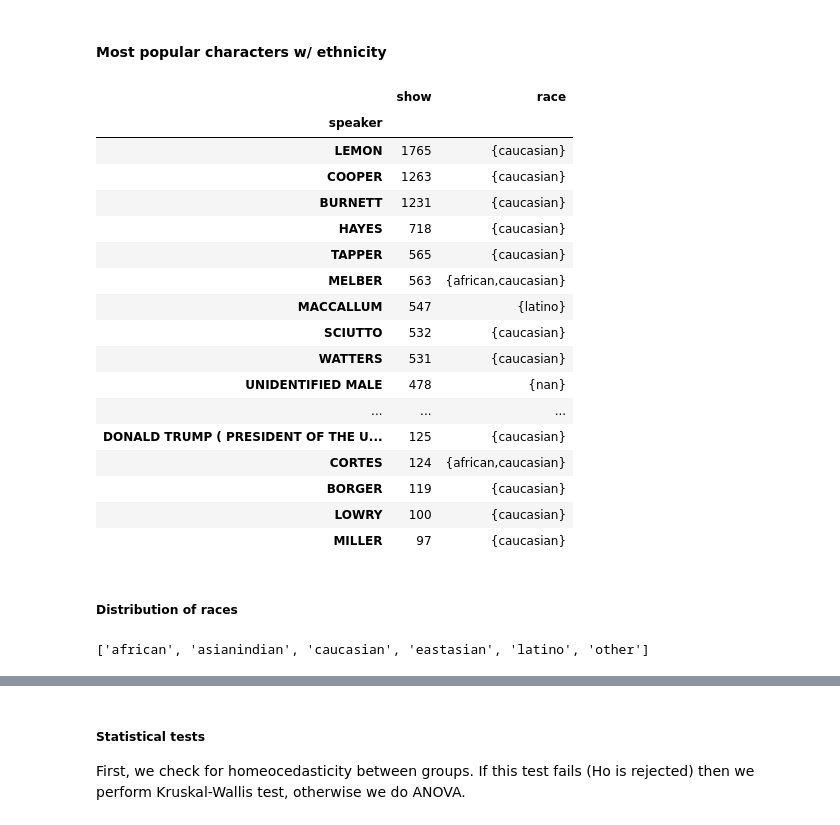
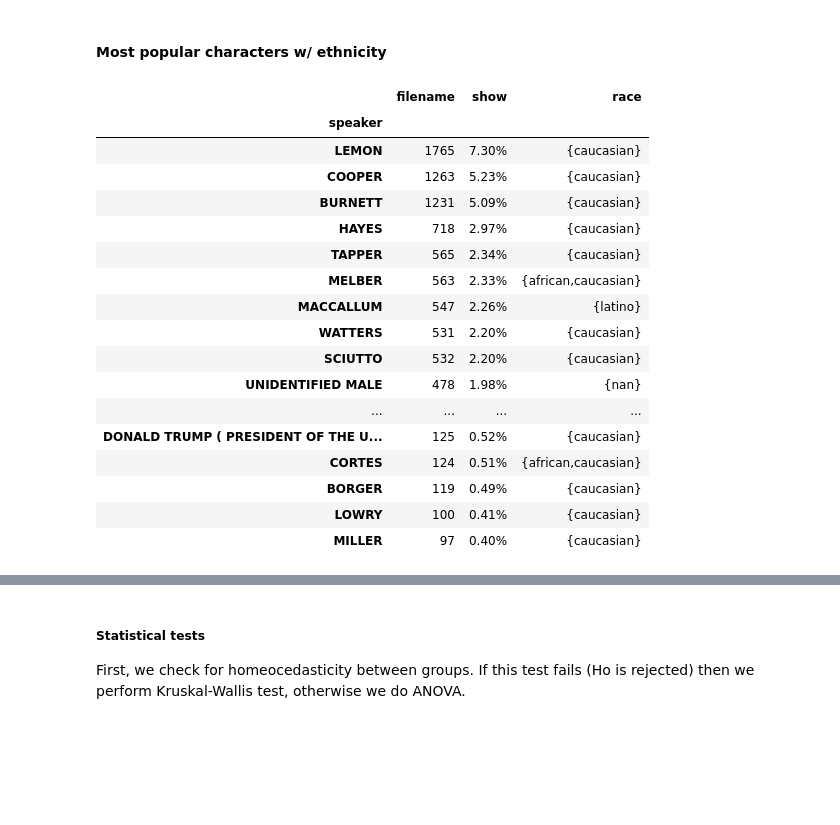
Before and after one commit to vrmpx/TV-news-Transcript-Extractor, a Jupyter notebook: analysis/LIWCAnalysis.ipynb, the cells around one changed output, grey strips where cells are left out. Saved outputs shown, nothing was run; the diff lists cells and outputs as text; code cells hidden in the pictures; blank space fills up the shorter version.

```diff
--- a/analysis/LIWCAnalysis.ipynb
+++ b/analysis/LIWCAnalysis.ipynb
@@ -228,30 +323,24 @@ len(data['speaker'].unique())
 # %% [markdown]
 #### Most popular characters w/ ethnicity
 # %%
-data.groupby('speaker').agg({'show':len, 'race':lambda x: set(x)}).sort_values(by = 'show', ascending = False).head(30)
+d = data.groupby('speaker').agg({'filename':len, 'show':lambda x: "{:.2f}%".format(100 * len(x) / len(data)), 'race':lambda x: set(x)}).sort_values(by = 'show', ascending = False).head(30)
+d
 # %% [output]
-|  | show | race |
-| speaker |  |  |
-| LEMON | 1765 | {caucasian} |
-| COOPER | 1263 | {caucasian} |
-| BURNETT | 1231 | {caucasian} |
-| HAYES | 718 | {caucasian} |
-| TAPPER | 565 | {caucasian} |
-| MELBER | 563 | {african,caucasian} |
-| MACCALLUM | 547 | {latino} |
-| SCIUTTO | 532 | {caucasian} |
-| WATTERS | 531 | {caucasian} |
-| UNIDENTIFIED MALE | 478 | {nan} |
-| ... | ... | ... |
-| DONALD TRUMP ( PRESIDENT OF THE U... | 125 | {caucasian} |
-| CORTES | 124 | {african,caucasian} |
-| BORGER | 119 | {caucasian} |
-| LOWRY | 100 | {caucasian} |
-| MILLER | 97 | {caucasian} |
+|  | filename | show | race |
+| speaker |  |  |  |
+| LEMON | 1765 | 7.30% | {caucasian} |
+| COOPER | 1263 | 5.23% | {caucasian} |
+| BURNETT | 1231 | 5.09% | {caucasian} |
+| HAYES | 718 | 2.97% | {caucasian} |
+| TAPPER | 565 | 2.34% | {caucasian} |
+| MELBER | 563 | 2.33% | {african,caucasian} |
+| MACCALLUM | 547 | 2.26% | {latino} |
+| WATTERS | 531 | 2.20% | {caucasian} |
+| SCIUTTO | 532 | 2.20% | {caucasian} |
+| UNIDENTIFIED MALE | 478 | 1.98% | {nan} |
+| ... | ... | ... | ... |
+| DONALD TRUMP ( PRESIDENT OF THE U... | 125 | 0.52% | {caucasian} |
+| CORTES | 124 | 0.51% | {african,caucasian} |
+| BORGER | 119 | 0.49% | {caucasian} |
+| LOWRY | 100 | 0.41% | {caucasian} |
+| MILLER | 97 | 0.40% | {caucasian} |
-# %% [markdown]
-##### Distribution of races
-# %%
-races = sorted(['caucasian', 'african', 'latino', 'eastasian', 'asianindian', 'other'])
-races
-# %% [output]
-['african', 'asianindian', 'caucasian', 'eastasian', 'latino', 'other']
```
Also changed, not shown: parts of 18 cells of this notebook.
